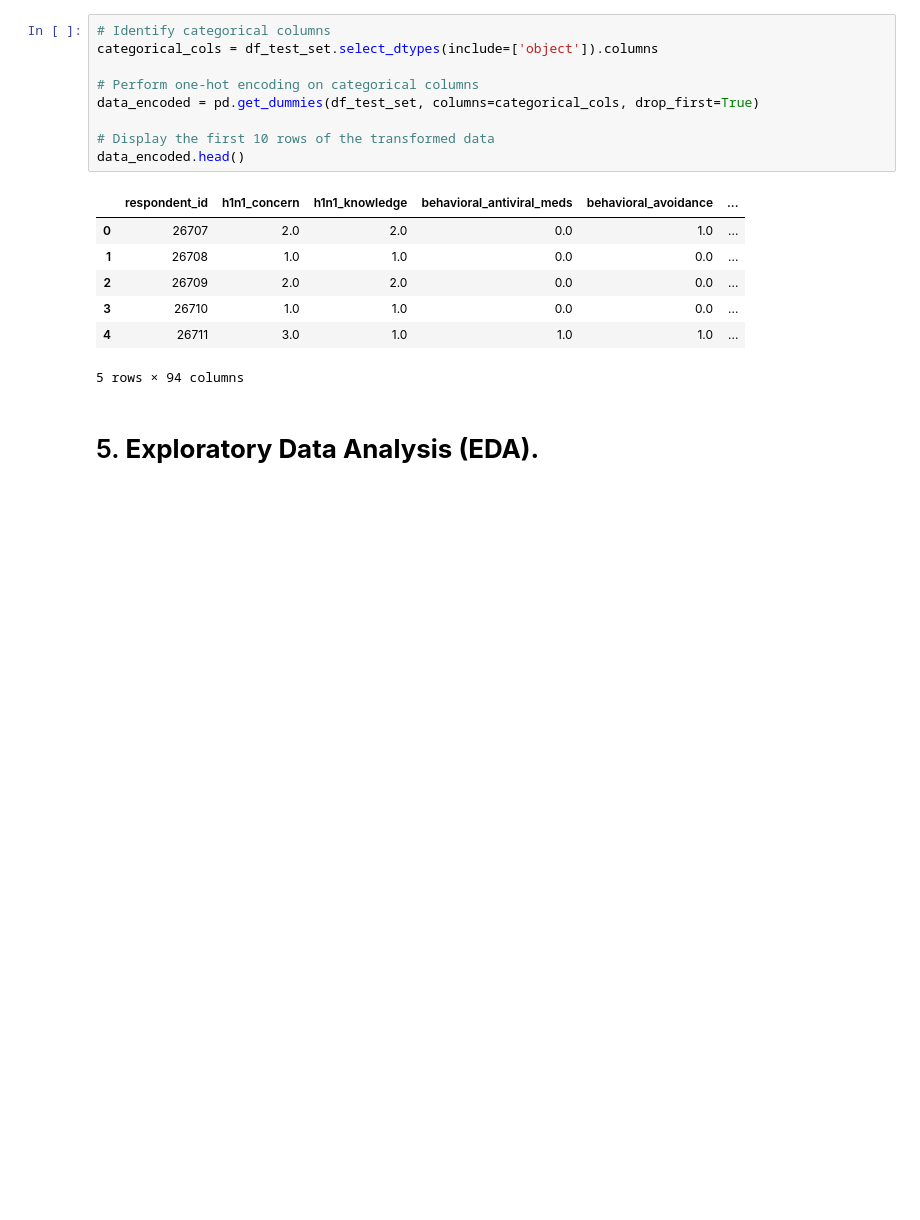
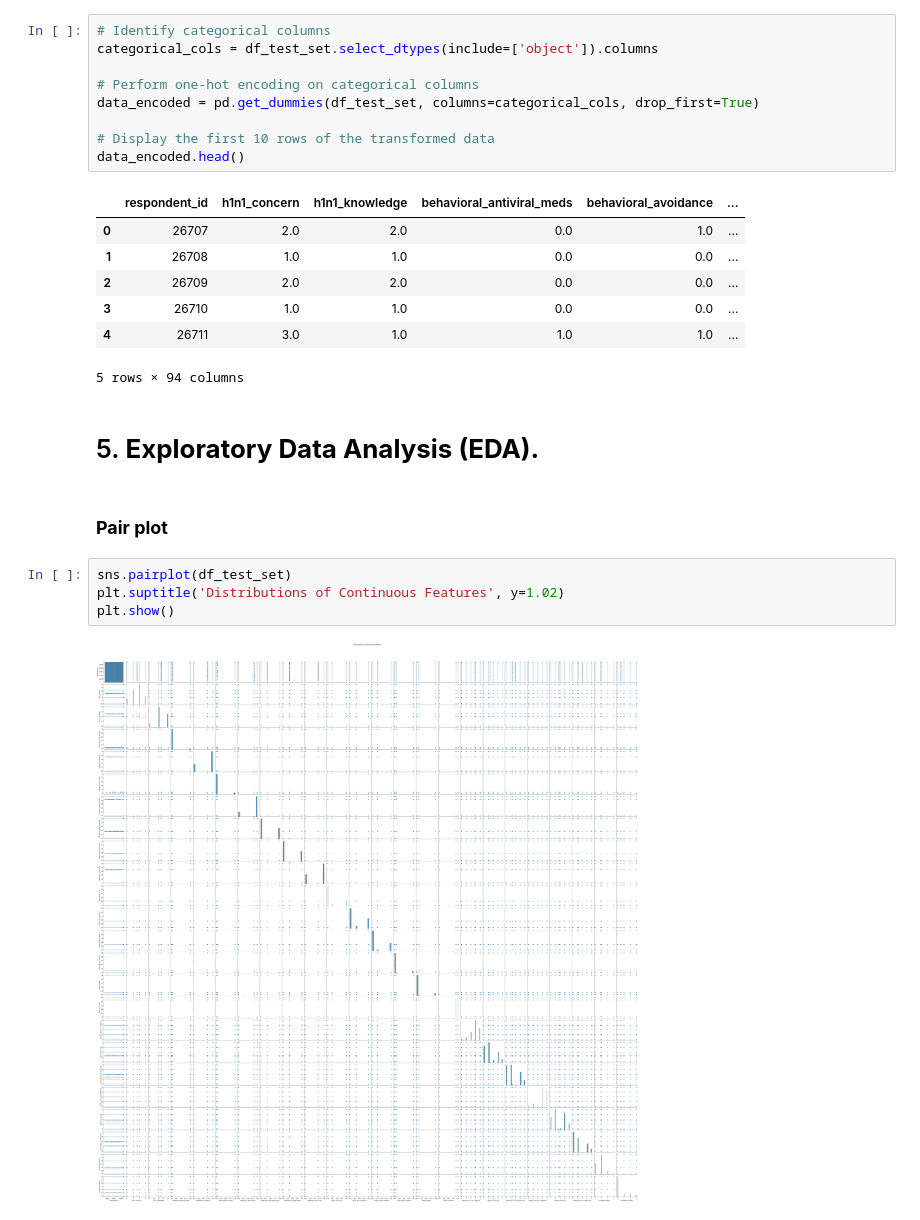
Before and after one commit to PETERNJUGU4/Njugu_Phase_3_Project, a Jupyter notebook: index.ipynb, the cells around one changed output. Cells and saved outputs as stored; diff of their text form; blank space fills up the shorter version.

```diff
--- a/index.ipynb
+++ b/index.ipynb
@@ -279,3 +288,11 @@ data_encoded.head()
 5 rows × 94 columns
 # %% [markdown]
 # 5. **Exploratory Data Analysis (EDA).**
+# %% [markdown]
+### **Pair plot**
+# %%
+sns.pairplot(df_test_set)
+plt.suptitle('Distributions of Continuous Features', y=1.02)
+plt.show()
+# %% [output]
+[figure, added]
```
Also changed, not shown: parts of 4 cells of this notebook.
